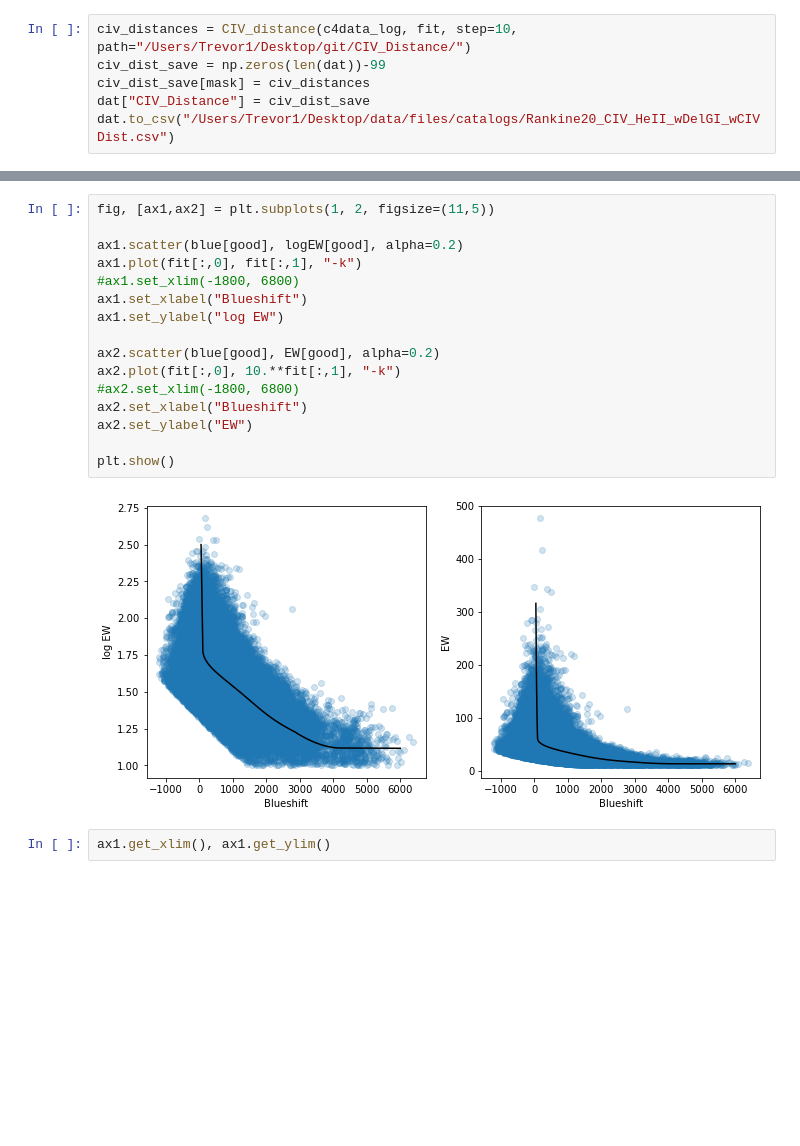
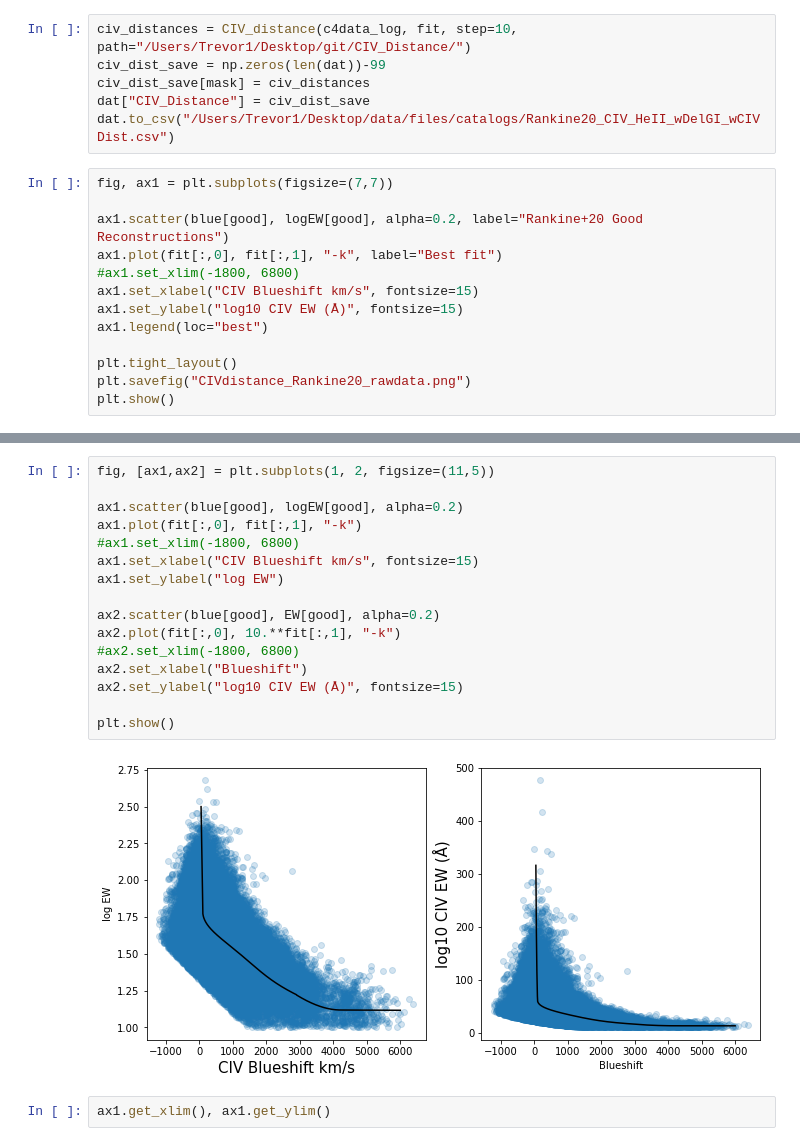
Before and after one commit to trevormccaffrey/Cosmology_Quasars, a Jupyter notebook: CIV_distance_linear_vs_log.ipynb, the cells around one changed output, grey strips where cells are left out. Saved outputs shown, nothing was run; the diff lists cells and outputs as text; blank space fills up the shorter version.

```diff
--- a/CIV_distance_linear_vs_log.ipynb
+++ b/CIV_distance_linear_vs_log.ipynb
@@ -69,3 +76,16 @@ civ_dist_save = np.zeros(len(dat))-99
 civ_dist_save[mask] = civ_distances
 dat["CIV_Distance"] = civ_dist_save
 dat.to_csv("/Users/Trevor1/Desktop/data/files/catalogs/Rankine20_CIV_HeII_wDelGI_wCIVDist.csv")
+# %%
+fig, ax1 = plt.subplots(figsize=(7,7))
+
+ax1.scatter(blue[good], logEW[good], alpha=0.2, label="Rankine+20 Good Reconstructions")
+ax1.plot(fit[:,0], fit[:,1], "-k", label="Best fit")
+#ax1.set_xlim(-1800, 6800)
+ax1.set_xlabel("CIV Blueshift km/s", fontsize=15)
+ax1.set_ylabel("log10 CIV EW (Å)", fontsize=15)
+ax1.legend(loc="best")
+
+plt.tight_layout()
+plt.savefig("CIVdistance_Rankine20_rawdata.png")
+plt.show()
@@ -72,21 +94,21 @@ dat.to_csv("/Users/Trevor1/Desktop/data/files/catalogs/Rankine20_CIV_HeII_wDelGI
 # %%
 fig, [ax1,ax2] = plt.subplots(1, 2, figsize=(11,5))
 
 ax1.scatter(blue[good], logEW[good], alpha=0.2)
 ax1.plot(fit[:,0], fit[:,1], "-k")
 #ax1.set_xlim(-1800, 6800)
-ax1.set_xlabel("Blueshift")
+ax1.set_xlabel("CIV Blueshift km/s", fontsize=15)
 ax1.set_ylabel("log EW")
 
 ax2.scatter(blue[good], EW[good], alpha=0.2)
 ax2.plot(fit[:,0], 10.**fit[:,1], "-k")
 #ax2.set_xlim(-1800, 6800)
 ax2.set_xlabel("Blueshift")
-ax2.set_ylabel("EW")
+ax2.set_ylabel("log10 CIV EW (Å)", fontsize=15)
 
 plt.show()
 # %% [output]
-[figure, old version]
+[figure, new version]
 # %%
 ax1.get_xlim(), ax1.get_ylim()
 # %% [output]
```
Also changed, not shown: parts of 6 cells of this notebook, 5 other files.
